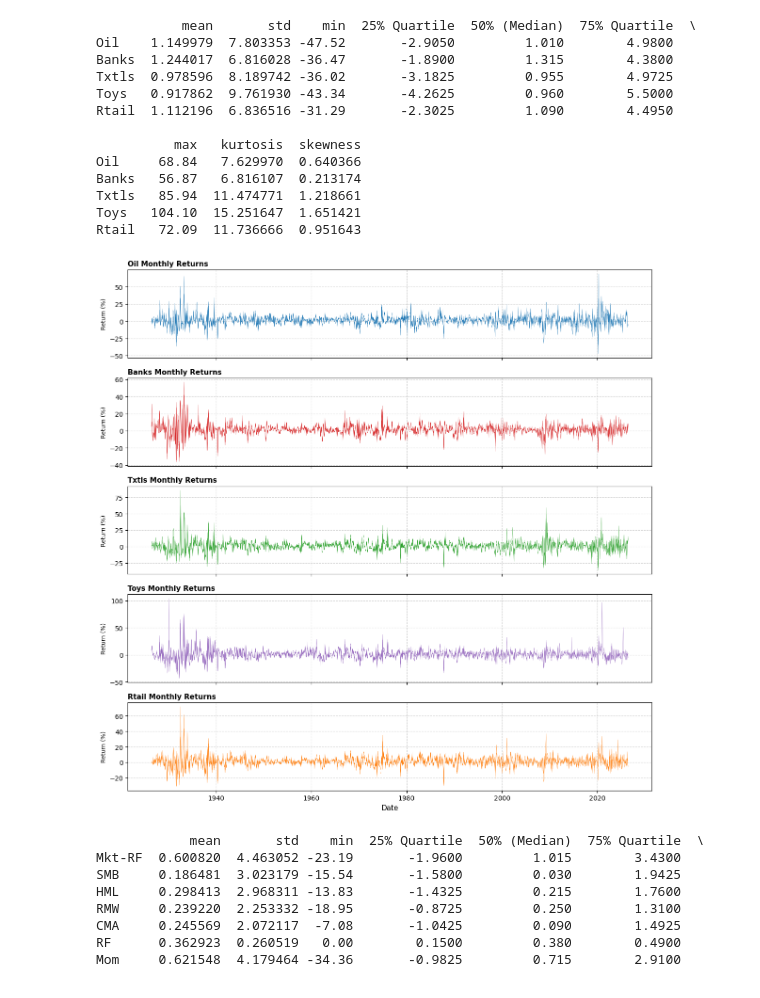
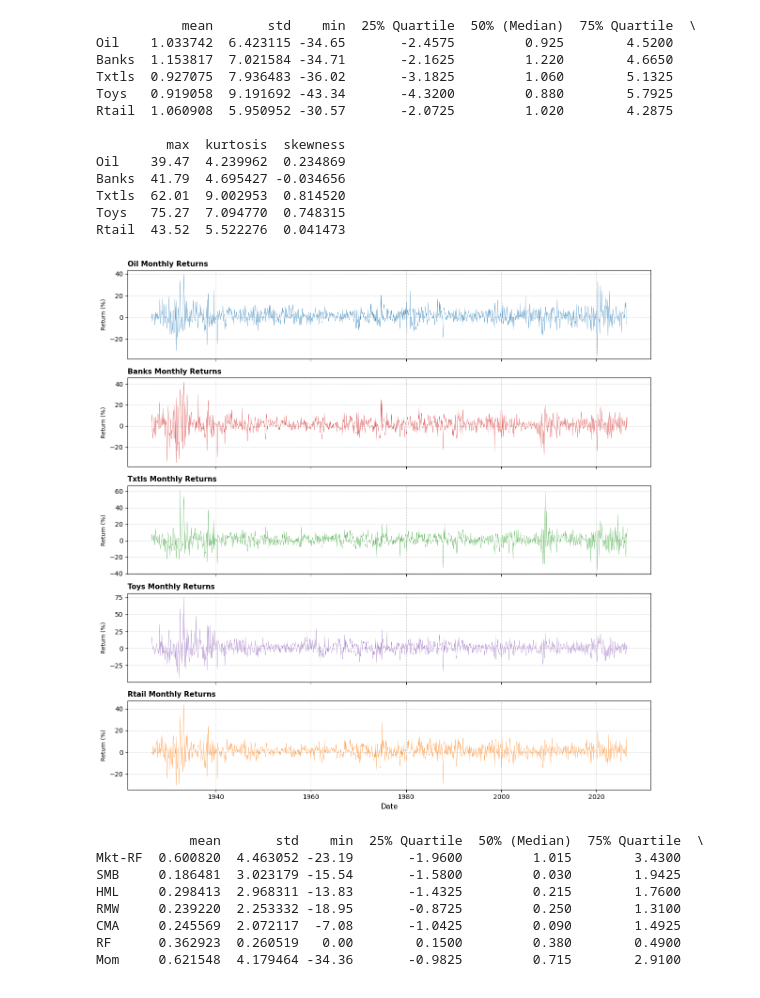
Before and after one commit to AntonioHarley/Empirical.finance.assigment, a Jupyter notebook: Antonio.ipynb, the cells around one changed output. Saved outputs shown, nothing was run; the diff lists cells and outputs as text; code cells hidden in the pictures.

Commit message:
Fixed returns

```diff
--- a/Antonio.ipynb
+++ b/Antonio.ipynb
@@ -26,7 +26,7 @@ keep_cols = ['Date', 'Oil', 'Banks', 'Txtls', 'Toys', 'Rtail']
 returns = returns[keep_cols]
 
 # Removing the unused rows
-returns = returns.iloc[:2402].reset_index(drop=True)
+returns = returns.iloc[:1200].reset_index(drop=True)
 FF5 = FF5.iloc[:756].reset_index(drop=True)
 momentum = momentum.iloc[:1195].reset_index(drop=True)
 
@@ -54,45 +54,45 @@ desc_stats = pd.DataFrame(
 )
 
 print(desc_stats)
 
 # Convert date to datetime strings YYYYMM
 returns['Date'] = pd.to_datetime(
     returns['Date'].astype(str).str.split('.').str[0],
     format='%Y%m',
     errors='coerce'
 )
 
 
 industry_cols = ['Oil', 'Banks', 'Txtls', 'Toys', 'Rtail']
 
 colors = ["#1f77b4", "#d62728", "#2ca02c", "#9467bd", "#ff7f0e"]
 # Create a 5x1 grid of plots sharing the same x-axis
 fig, axes = plt.subplots(nrows=5, ncols=1, figsize=(12, 12), sharex=True)
 
 for ax, col,color in zip(axes, industry_cols,colors):
     ax.plot(returns['Date'], returns[col], linewidth=0.3, color=color)
     ax.set_title(f'{col} Monthly Returns', fontsize=11, fontweight='bold', loc='left')
     ax.set_ylabel('Return (%)', fontsize=9)
     ax.grid(True, linestyle='--', alpha=0.5)
 
 plt.xlabel('Date', fontsize=11)
 plt.tight_layout()
 plt.show()
 # %% [output]
            mean       std    min  25% Quartile  50% (Median)  75% Quartile  \
-Oil    1.149979  7.803353 -47.52       -2.9050         1.010        4.9800
-Banks  1.244017  6.816028 -36.47       -1.8900         1.315        4.3800
-Txtls  0.978596  8.189742 -36.02       -3.1825         0.955        4.9725
-Toys   0.917862  9.761930 -43.34       -4.2625         0.960        5.5000
-Rtail  1.112196  6.836516 -31.29       -2.3025         1.090        4.4950
+Oil    1.033742  6.423115 -34.65       -2.4575         0.925        4.5200
+Banks  1.153817  7.021584 -34.71       -2.1625         1.220        4.6650
+Txtls  0.927075  7.936483 -36.02       -3.1825         1.060        5.1325
+Toys   0.919058  9.191692 -43.34       -4.3200         0.880        5.7925
+Rtail  1.060908  5.950952 -30.57       -2.0725         1.020        4.2875
 
-          max   kurtosis  skewness
-Oil     68.84   7.629970  0.640366
-Banks   56.87   6.816107  0.213174
-Txtls   85.94  11.474771  1.218661
-Toys   104.10  15.251647  1.651421
-Rtail   72.09  11.736666  0.951643
+         max  kurtosis  skewness
+Oil    39.47  4.239962  0.234869
+Banks  41.79  4.695427 -0.034656
+Txtls  62.01  9.002953  0.814520
+Toys   75.27  7.094770  0.748315
+Rtail  43.52  5.522276  0.041473
-[figure, old version]
+[figure, new version]
 # %%
 desc_stats_factors = pd.DataFrame(
     {
```
Also changed, not shown: parts of 3 cells of this notebook.
